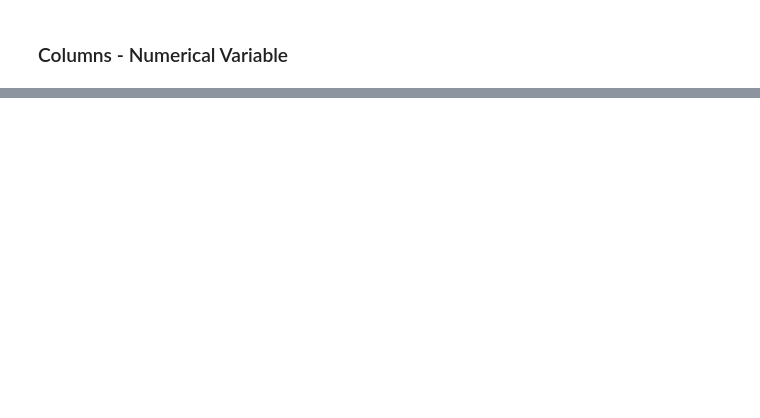
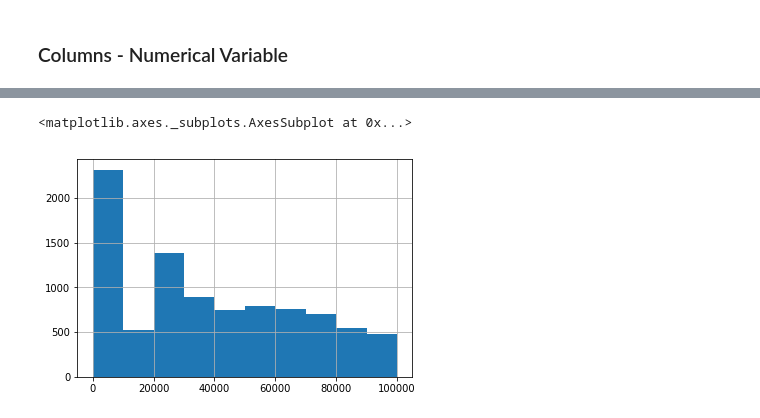
Before and after one commit to miriammg/Final-Project-IH, a Jupyter notebook: Final Project.ipynb, the cells around one changed output, grey strips where cells are left out. Saved outputs shown, nothing was run; the diff lists cells and outputs as text; code cells hidden in the pictures; blank space fills up the shorter version.

```diff
--- a/Final Project.ipynb
+++ b/Final Project.ipynb
@@ -482,0 +444,5 @@ Months Since Last Claim
+# %%
+df['Income'].hist()
+# %% [output]
+<matplotlib.axes._subplots.AxesSubplot at 0x...>
+[figure, added]
```
Also changed, not shown: parts of 41 cells of this notebook, 1 other file.
